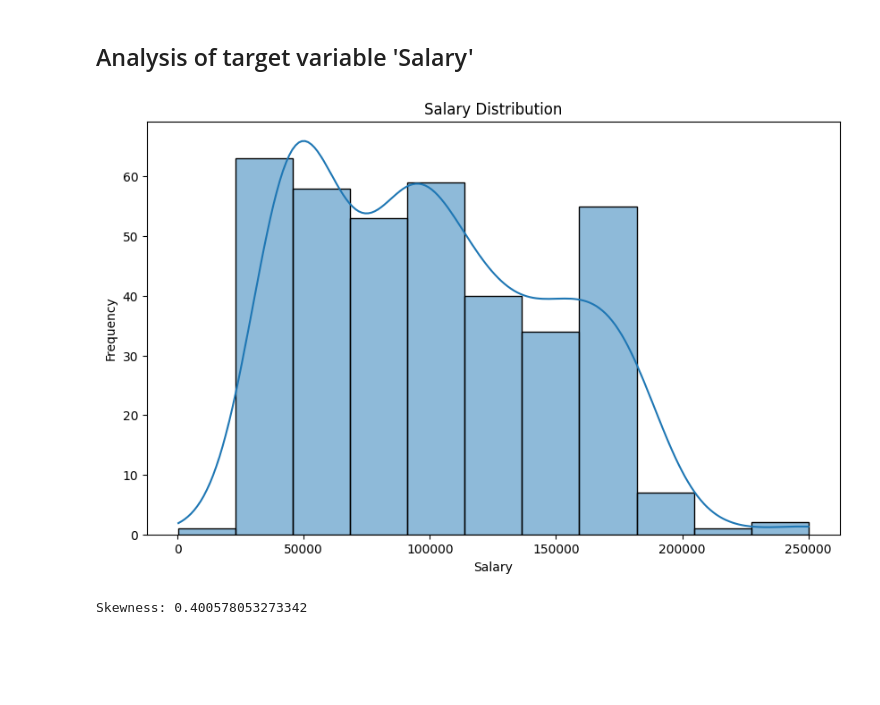
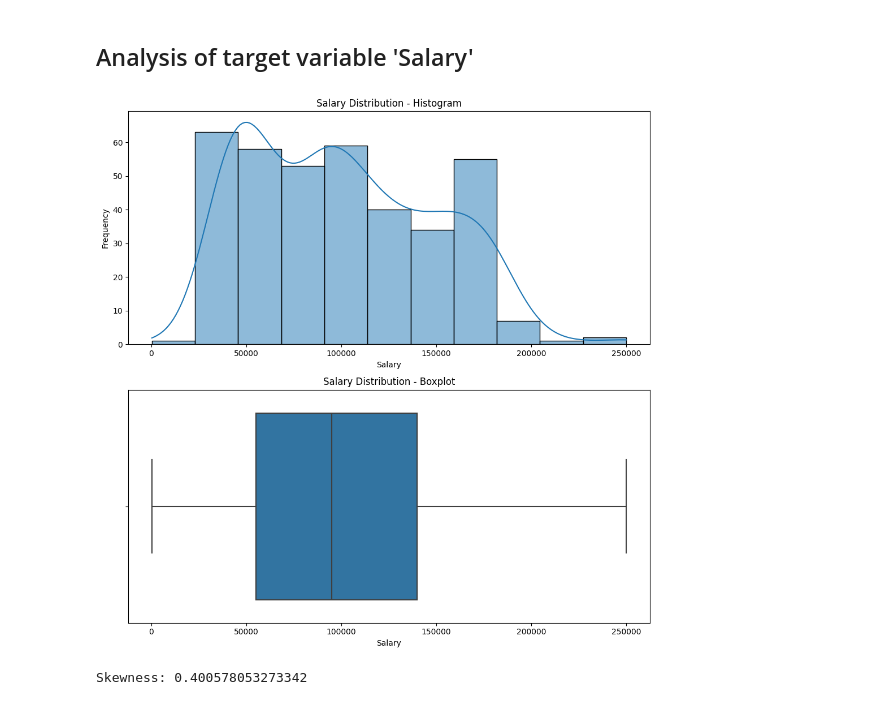
Before and after one commit to cristianrohr/challenge-prediction-salary, a Jupyter notebook: salary-prediction/notebooks/01_EDA.ipynb, the cells around one changed output. Drawn from its saved outputs; the diff is of its cells as text; code cells hidden in the pictures; blank space fills up the shorter version.

```diff
--- a/salary-prediction/notebooks/01_EDA.ipynb
+++ b/salary-prediction/notebooks/01_EDA.ipynb
@@ -217,16 +217,26 @@ Dataset shape: (375, 2)
 | 4 | 4 | I am a 52-year-old male with over... |
 # %% [markdown]
 ## Analysis of target variable 'Salary'
-# %%
-# Distribution of the target variable
-plt.figure(figsize=(10, 6))
-sns.histplot(salary_df['Salary'], kde=True)
-plt.title('Salary Distribution')
-plt.xlabel('Salary')
-plt.ylabel('Frequency')
-plt.show()
-# %% [output]
-[figure, removed]
+# %%
+plt.figure(figsize=(10, 10))
+
+# Histogram
+plt.subplot(2, 1, 1)
+sns.histplot(salary_df['Salary'], kde=True)
+plt.title('Salary Distribution - Histogram')
+plt.xlabel('Salary')
+plt.ylabel('Frequency')
+
+# Boxplot
+plt.subplot(2, 1, 2)
+sns.boxplot(x=salary_df['Salary'], orient='h')
+plt.title('Salary Distribution - Boxplot')
+plt.xlabel('Salary')
+
+plt.tight_layout()
+plt.show()
+# %% [output]
+[figure, added]
 # %%
 # Check for skewness
 print(f"Skewness: {salary_df['Salary'].skew()}")
```
Also changed, not shown: 1 other file.
